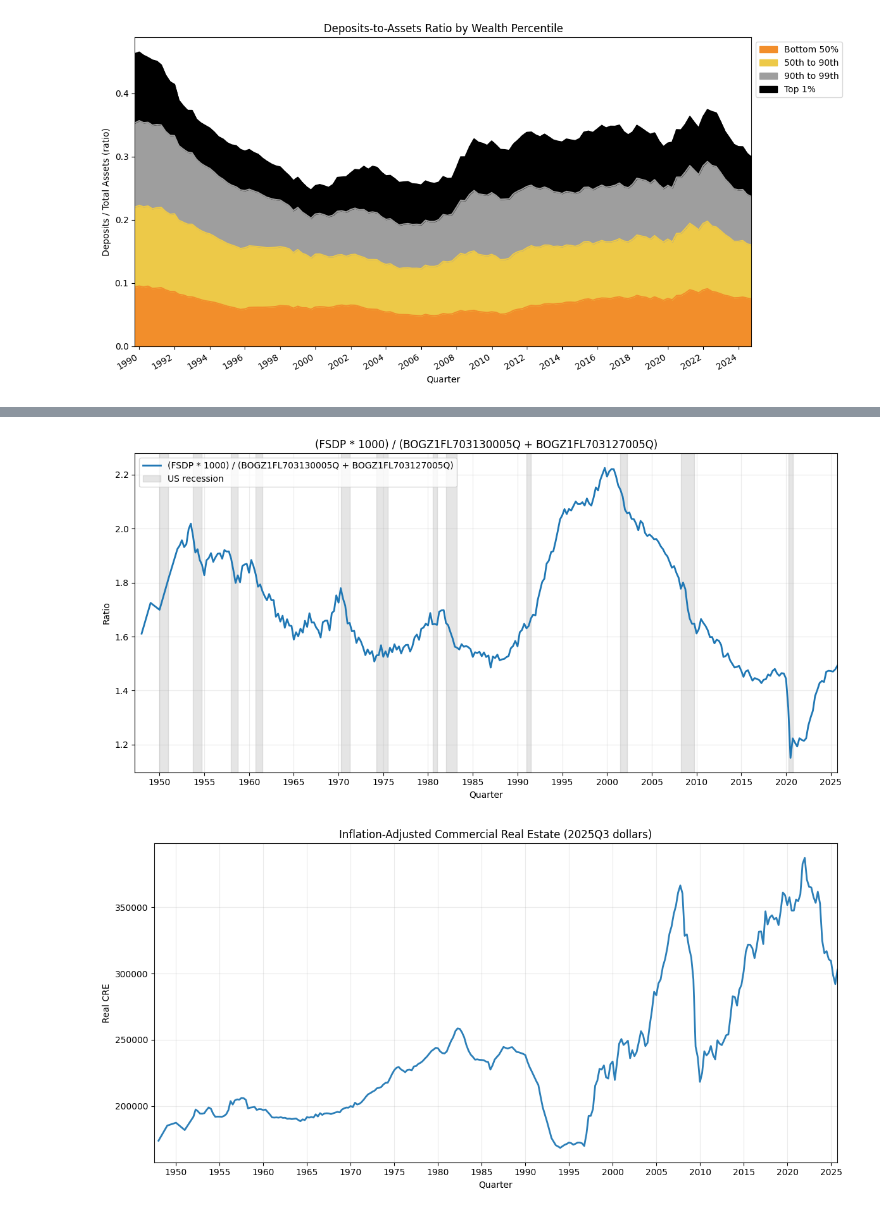
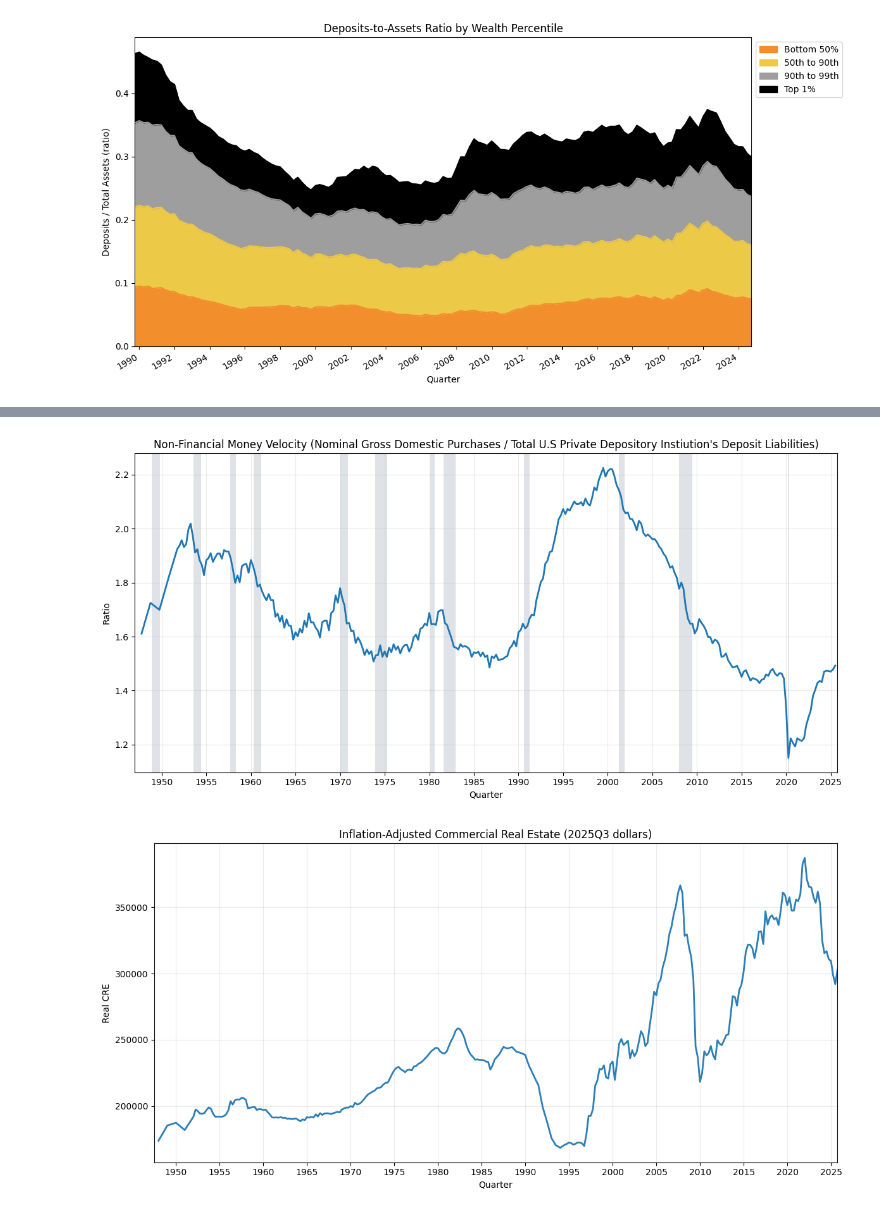
Before and after one commit to dkofma60/Personal-Macro-Research, a Jupyter notebook: Essay_1.ipynb, the cells around one changed output, grey strips where cells are left out. Saved outputs shown, nothing was run; the diff lists cells and outputs as text; code cells hidden in the pictures.

```diff
--- a/Essay_1.ipynb
+++ b/Essay_1.ipynb
@@ -239,82 +239,75 @@ if "fred_series" not in globals():
         df[series_id] = pd.to_numeric(df[series_id], errors="coerce")
         return df
 
+if "to_quarterly" not in globals():
+    def to_quarterly(df: pd.DataFrame) -> pd.DataFrame:
+        out = df.copy()
+        out.index = out.index.to_period("Q")
+        return out.groupby(level=0).mean()
 
-def to_quarterly(df: pd.DataFrame) -> pd.DataFrame:
-    out = df.copy()
-    out.index = out.index.to_period("Q")
-    # Handle any higher-frequency data by averaging within quarter.
-    return out.groupby(level=0).mean()
+
+def us_recession_spans() -> list[tuple[pd.Timestamp, pd.Timestamp]]:
+    usrec = fred_series("USREC")
+    rec = usrec["USREC"].dropna().astype(float)
+
+    spans = []
+    in_recession = False
+    recession_start = None
+
+    for dt, val in rec.items():
+        if val >= 0.5 and not in_recession:
+            recession_start = dt
+            in_recession = True
+        elif val < 0.5 and in_recession:
+            spans.append((recession_start, dt))
+            in_recession = False
+
+    if in_recession and recession_start is not None:
+        spans.append((recession_start, rec.index.max() + pd.offsets.MonthBegin(1)))
+
+    return spans
 
 
 FSDP = to_quarterly(fred_series("FSDP"))
 BOGZ1FL703130005Q = to_quarterly(fred_series("BOGZ1FL703130005Q"))
 BOGZ1FL703127005Q = to_quarterly(fred_series("BOGZ1FL703127005Q"))
-USRECQ = to_quarterly(fred_series("USRECQ"))
 
-ratio_df = pd.concat(
-    [FSDP, BOGZ1FL703130005Q, BOGZ1FL703127005Q, USRECQ], axis=1
-).dropna(subset=["FSDP", "BOGZ1FL703130005Q", "BOGZ1FL703127005Q"])
+ratio_df = pd.concat([FSDP, BOGZ1FL703130005Q, BOGZ1FL703127005Q], axis=1).dropna()
 ratio_df["ratio"] = (ratio_df["FSDP"] * 1000) / (
     ratio_df["BOGZ1FL703130005Q"] + ratio_df["BOGZ1FL703127005Q"]
 )
 
 start_q = pd.Period("1947Q1", freq="Q")
 end_q = pd.Period("2025Q3", freq="Q")
-ratio_window = ratio_df.loc[start_q:end_q, ["ratio", "USRECQ"]].dropna(subset=["ratio"])
+ratio_window = ratio_df.loc[start_q:end_q, ["ratio"]].dropna()
 
 ratio_plot = ratio_window.copy()
-ratio_plot.index = ratio_plot.index.to_timestamp(how="end")
+ratio_plot.index = ratio_plot.index.to_timestamp(how="start")
 
 fig, ax = plt.subplots(figsize=(12, 6))
-ax.plot(
-    ratio_plot.index,
-    ratio_plot["ratio"],
-    color="#1f77b4",
-    linewidth=2,
-    label="(FSDP * 1000) / (BOGZ1FL703130005Q + BOGZ1FL703127005Q)",
+ax.plot(ratio_plot.index, ratio_plot["ratio"], color="#1f77b4", linewidth=2)
+ax.set_title(
+    "Non-Financial Money Velocity (Nominal Gross Domestic Purchases / "
+    "Total U.S Private Depository Instiution's Deposit Liabilities)"
 )
-ax.set_title("(FSDP * 1000) / (BOGZ1FL703130005Q + BOGZ1FL703127005Q)")
 ax.set_xlabel("Quarter")
 ax.set_ylabel("Ratio")
 ax.grid(alpha=0.25)
 
-# Shade recession periods where USRECQ == 1.
-recession = ratio_plot["USRECQ"].fillna(0)
-in_recession = False
-recession_start = None
-labeled = False
-for dt, val in recession.items():
-    if val >= 0.5 and not in_recession:
-        in_recession = True
-        recession_start = dt
-    elif val < 0.5 and in_recession:
-        ax.axvspan(
-            recession_start,
-            dt,
-            color="gray",
-            alpha=0.2,
-            label="US recession" if not labeled else None,
-        )
-        labeled = True
-        in_recession = False
+x_start = start_q.start_time
+x_end = end_q.end_time
+for rec_start, rec_end in us_recession_spans():
+    span_start = max(rec_start, x_start)
+    span_end = min(rec_end, x_end)
+    if span_start < span_end:
+        ax.axvspan(span_start, span_end, color="#c0c7d1", alpha=0.5, lw=0)
 
-if in_recession and recession_start is not None:
-    ax.axvspan(
-        recession_start,
-        ratio_plot.index.max(),
-        color="gray",
-        alpha=0.2,
-        label="US recession" if not labeled else None,
-    )
-
-ax.set_xlim(start_q.to_timestamp(how="end"), end_q.to_timestamp(how="end"))
+ax.set_xlim(x_start, x_end)
 ax.xaxis.set_major_locator(mdates.YearLocator(5))
 ax.xaxis.set_major_formatter(mdates.DateFormatter("%Y"))
-ax.legend(loc="upper left")
 plt.tight_layout()
 # %% [output]
-[figure, old version]
+[figure, new version]
 # %%
 import pandas as pd
 import matplotlib.pyplot as plt
```
Also changed, not shown: parts of 3 cells of this notebook.
